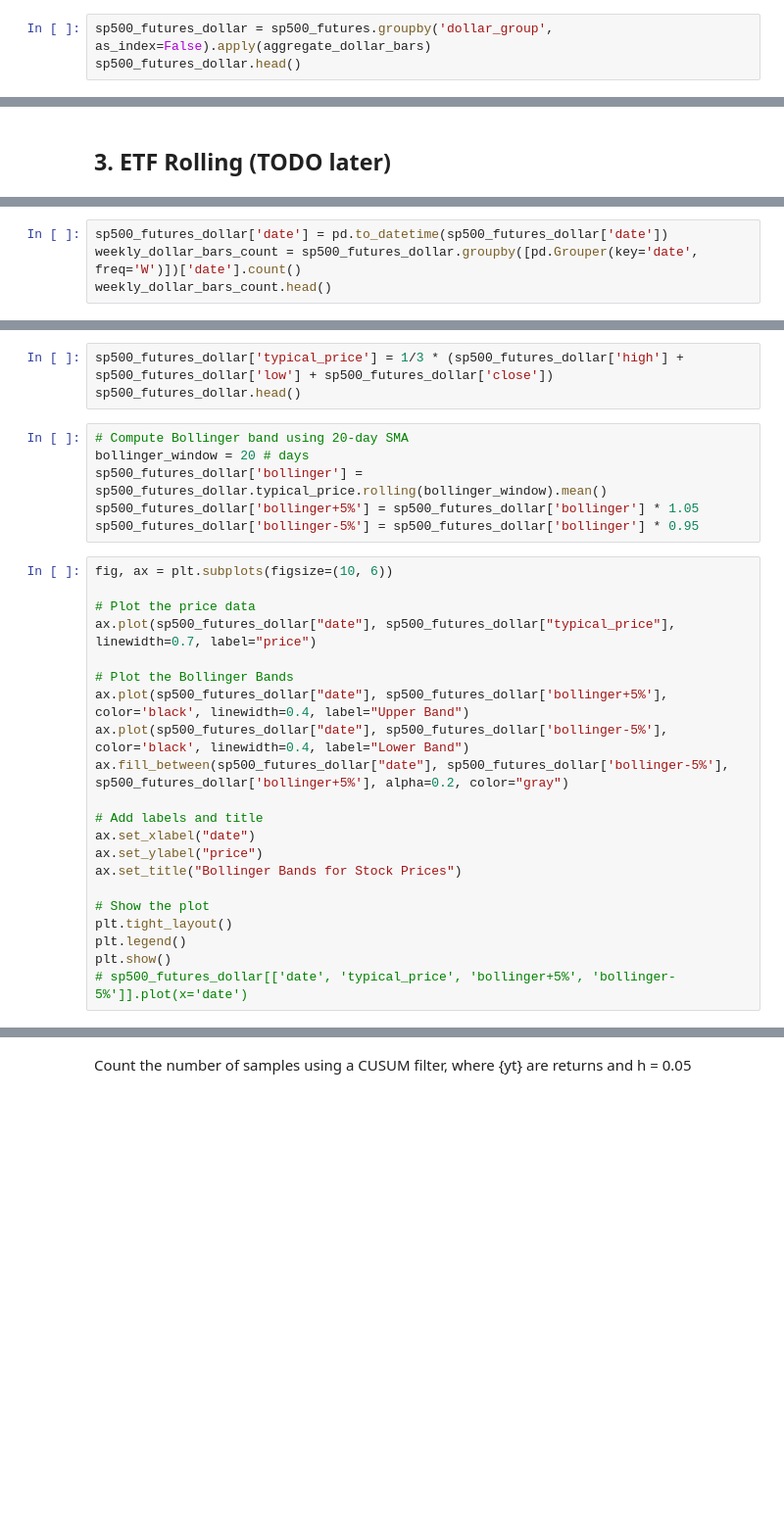
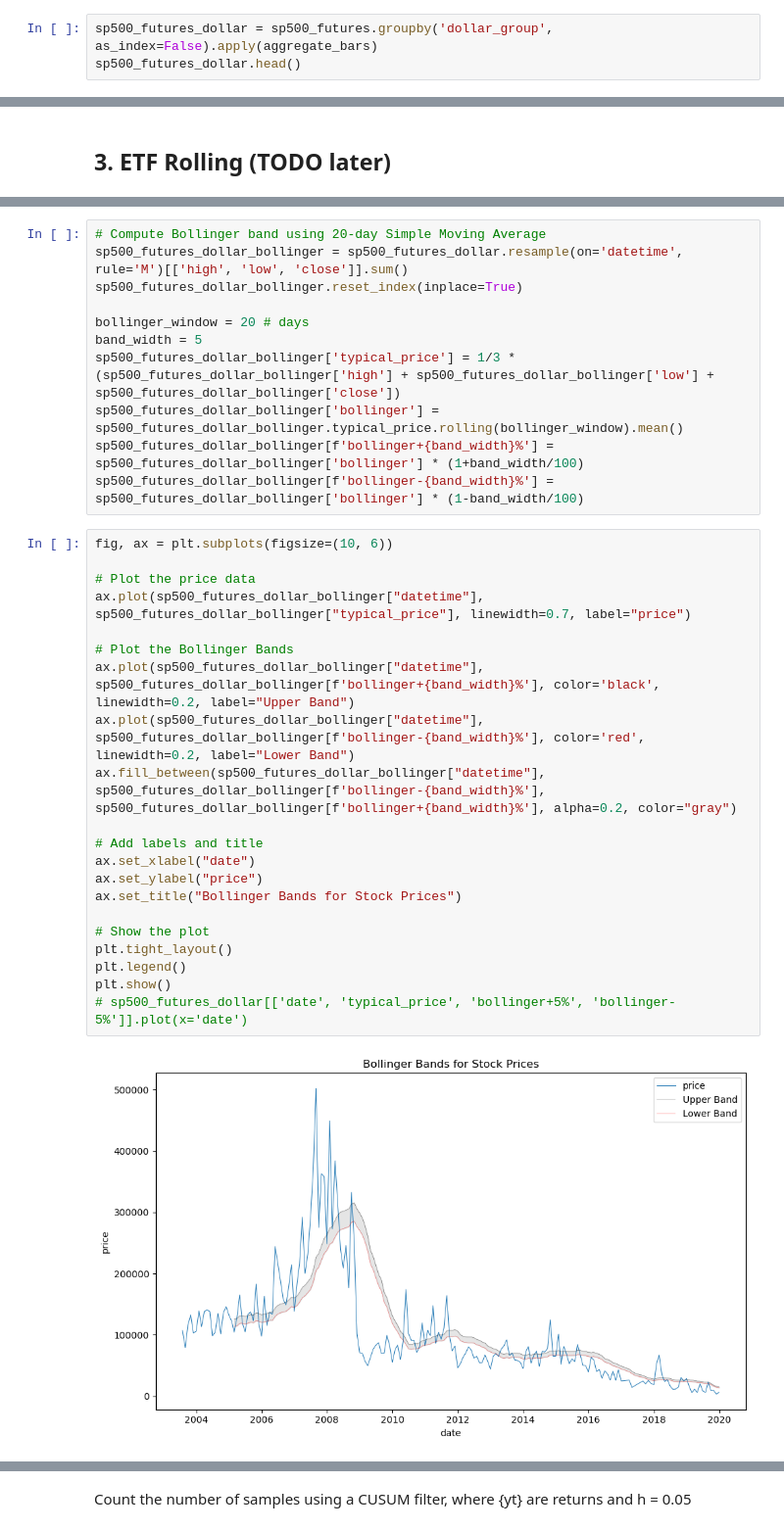
Before and after one commit to khoihd/AdvancesFinancialMachineLearning, a Jupyter notebook: chapter_2/chapter_2_problems.ipynb, the cells around one changed output, grey strips where cells are left out. Shown: that part at 98% size. Cells and saved outputs as stored; diff of their text form; blank space fills up the shorter version.

```diff
--- a/chapter_2/chapter_2_problems.ipynb
+++ b/chapter_2/chapter_2_problems.ipynb
@@ -164,5 +153,5 @@ def aggregate_dollar_bars(x):
 # %%
-sp500_futures_dollar = sp500_futures.groupby('dollar_group', as_index=False).apply(aggregate_dollar_bars)
+sp500_futures_dollar = sp500_futures.groupby('dollar_group', as_index=False).apply(aggregate_bars)
 sp500_futures_dollar.head()
 # %% [output]
 |  | dollar_group | datetime | open | close | low | high | total_volume | vol_weighted_avg_price | ... |
@@ -211,4 +298,0 @@ weekly_volume_bars_count.plot()
-# %%
-sp500_futures_dollar['date'] = pd.to_datetime(sp500_futures_dollar['date'])
-weekly_dollar_bars_count = sp500_futures_dollar.groupby([pd.Grouper(key='date', freq='W')])['date'].count()
-weekly_dollar_bars_count.head()
@@ -254,31 +378,35 @@ print(stats.jarque_bera(sp500_futures_dollar['intraday_log_return']))
-# %%
-sp500_futures_dollar['typical_price'] = 1/3 * (sp500_futures_dollar['high'] + sp500_futures_dollar['low'] + sp500_futures_dollar['close'])
-sp500_futures_dollar.head()
 # %%
-# Compute Bollinger band using 20-day SMA
+# Compute Bollinger band using 20-day Simple Moving Average
+sp500_futures_dollar_bollinger = sp500_futures_dollar.resample(on='datetime', rule='M')[['high', 'low', 'close']].sum()
+sp500_futures_dollar_bollinger.reset_index(inplace=True)
+
 bollinger_window = 20 # days
-sp500_futures_dollar['bollinger'] = sp500_futures_dollar.typical_price.rolling(bollinger_window).mean()
-sp500_futures_dollar['bollinger+5%'] = sp500_futures_dollar['bollinger'] * 1.05
-sp500_futures_dollar['bollinger-5%'] = sp500_futures_dollar['bollinger'] * 0.95
+band_width = 5
+sp500_futures_dollar_bollinger['typical_price'] = 1/3 * (sp500_futures_dollar_bollinger['high'] + sp500_futures_dollar_bollinger['low'] + sp500_futures_dollar_bollinger['close'])
+sp500_futures_dollar_bollinger['bollinger'] = sp500_futures_dollar_bollinger.typical_price.rolling(bollinger_window).mean()
+sp500_futures_dollar_bollinger[f'bollinger+{band_width}%'] = sp500_futures_dollar_bollinger['bollinger'] * (1+band_width/100)
+sp500_futures_dollar_bollinger[f'bollinger-{band_width}%'] = sp500_futures_dollar_bollinger['bollinger'] * (1-band_width/100)
 # %%
 fig, ax = plt.subplots(figsize=(10, 6))
 
 # Plot the price data
-ax.plot(sp500_futures_dollar["date"], sp500_futures_dollar["typical_price"], linewidth=0.7, label="price")
+ax.plot(sp500_futures_dollar_bollinger["datetime"], sp500_futures_dollar_bollinger["typical_price"], linewidth=0.7, label="price")
 
 # Plot the Bollinger Bands
-ax.plot(sp500_futures_dollar["date"], sp500_futures_dollar['bollinger+5%'], color='black', linewidth=0.4, label="Upper Band")
-ax.plot(sp500_futures_dollar["date"], sp500_futures_dollar['bollinger-5%'], color='black', linewidth=0.4, label="Lower Band")
-ax.fill_between(sp500_futures_dollar["date"], sp500_futures_dollar['bollinger-5%'], sp500_futures_dollar['bollinger+5%'], alpha=0.2, color="gray")
+ax.plot(sp500_futures_dollar_bollinger["datetime"], sp500_futures_dollar_bollinger[f'bollinger+{band_width}%'], color='black', linewidth=0.2, label="Upper Band")
+ax.plot(sp500_futures_dollar_bollinger["datetime"], sp500_futures_dollar_bollinger[f'bollinger-{band_width}%'], color='red', linewidth=0.2, label="Lower Band")
+ax.fill_between(sp500_futures_dollar_bollinger["datetime"], sp500_futures_dollar_bollinger[f'bollinger-{band_width}%'], sp500_futures_dollar_bollinger[f'bollinger+{band_width}%'], alpha=0.2, color="gray")
 
 # Add labels and title
 ax.set_xlabel("date")
 ax.set_ylabel("price")
 ax.set_title("Bollinger Bands for Stock Prices")
 
 # Show the plot
 plt.tight_layout()
 plt.legend()
 plt.show()
 # sp500_futures_dollar[['date', 'typical_price', 'bollinger+5%', 'bollinger-5%']].plot(x='date')
+# %% [output]
+[figure, added]
 # %% [markdown]
```
Also changed, not shown: parts of 50 cells of this notebook.
